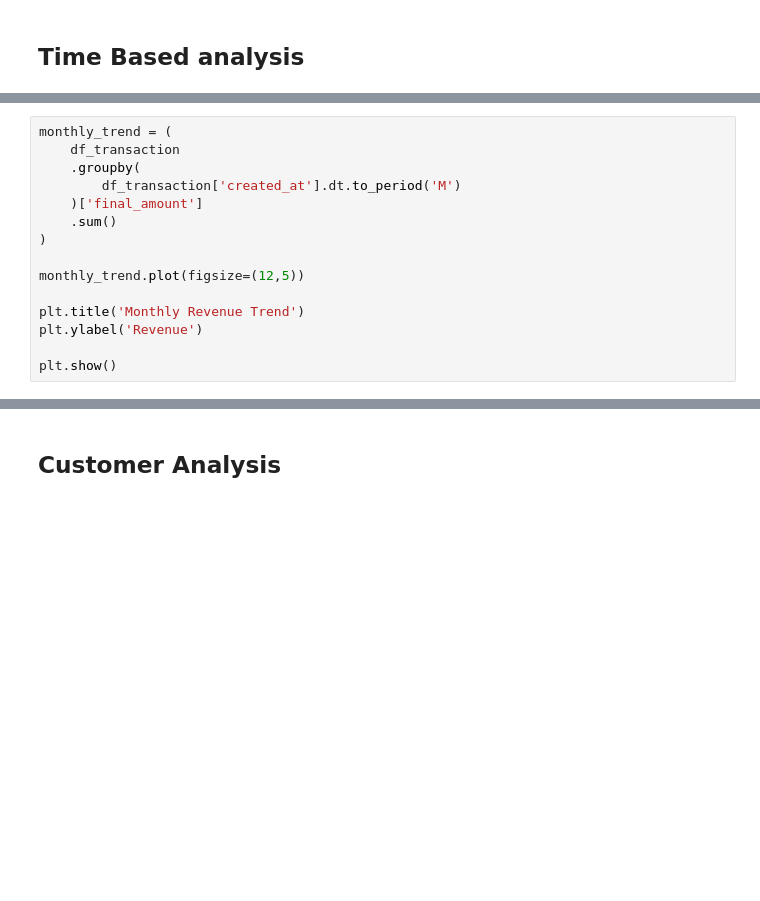
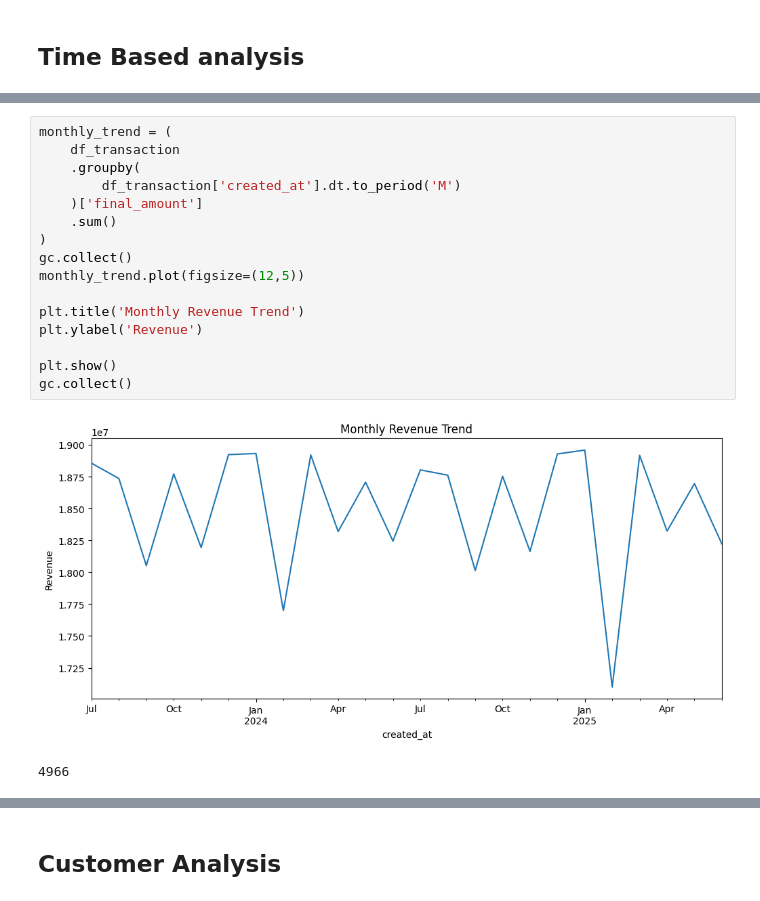
Before and after one commit to hhtpjeremia-prog/Capstone-Tempa, a Jupyter notebook: 06-EDA.ipynb, the cells around one changed output, grey strips where cells are left out. Cells and saved outputs as stored; diff of their text form; blank space fills up the shorter version.

```diff
--- a/06-EDA.ipynb
+++ b/06-EDA.ipynb
@@ -90,18 +111,22 @@ plt.show()
 # %%
 monthly_trend = (
     df_transaction
     .groupby(
         df_transaction['created_at'].dt.to_period('M')
     )['final_amount']
     .sum()
 )
-
+gc.collect()
 monthly_trend.plot(figsize=(12,5))
 
 plt.title('Monthly Revenue Trend')
 plt.ylabel('Revenue')
 
 plt.show()
+gc.collect()
+# %% [output]
+[figure, added]
+4966
 # %%
 period_rev = (
     df_transaction
```
Also changed, not shown: parts of 26 cells of this notebook, 4 other files.
